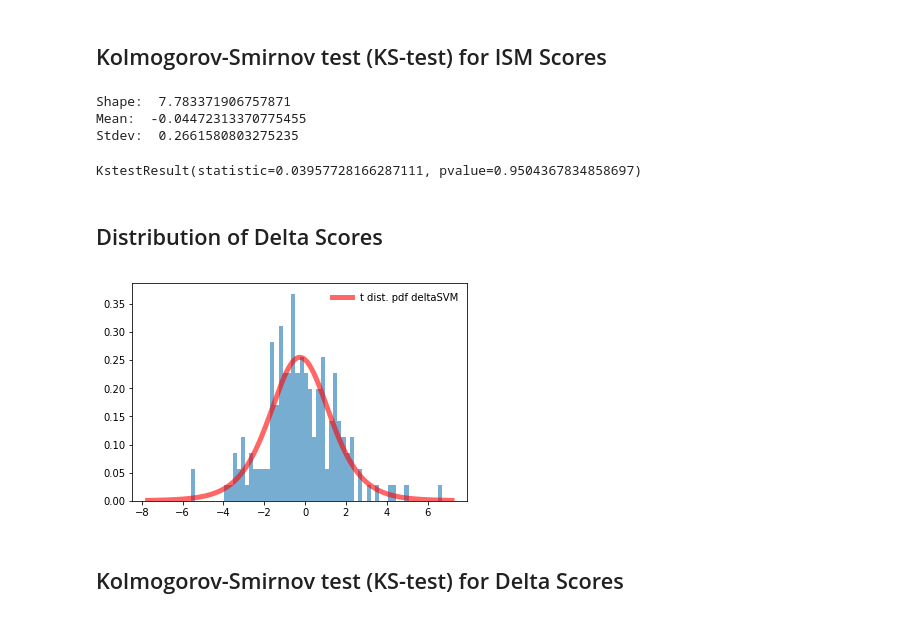
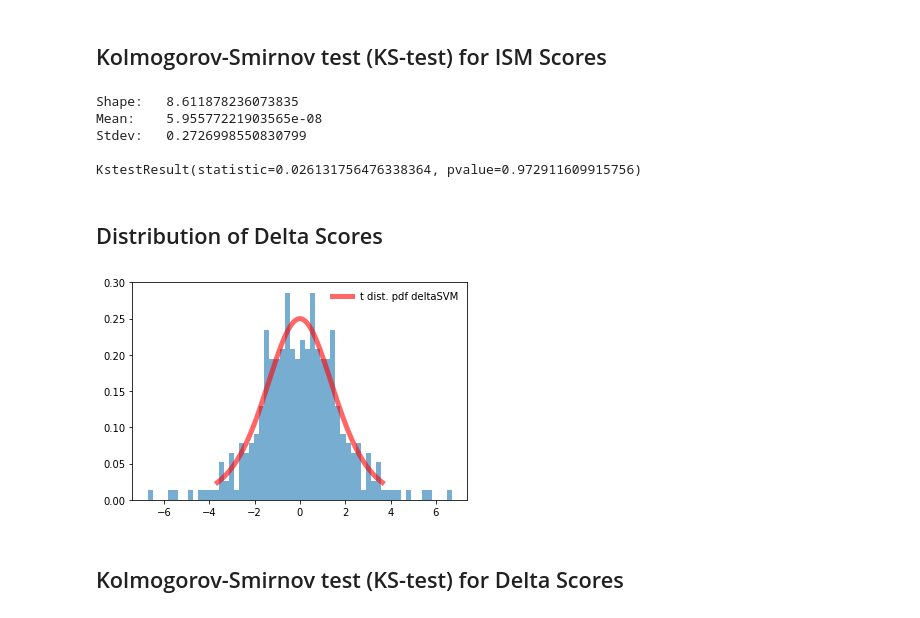
Before and after one commit to kundajelab/alzheimers_parkinsons, a Jupyter notebook: clusters_gkmsvm/notebooks/cluster17.ipynb, the cells around one changed output. Cells and saved outputs as stored; diff of their text form; code cells hidden in the pictures.

```diff
--- a/clusters_gkmsvm/notebooks/cluster17.ipynb
+++ b/clusters_gkmsvm/notebooks/cluster17.ipynb
@@ -29,3 +34,3 @@ pd.set_option('display.max_columns', None)
 # %%
-cluster = '17'
+cluster_input = 17
 # %% [markdown]
@@ -33,10 +38,12 @@ cluster = '17'
 # %%
+cluster = str(cluster_input)
 effect_fasta = '/mnt/lab_data3/soumyak/adpd/fasta_inputs/Cluster' \
                 +cluster+'.effect.fasta'
 effect_seqs = [x.rstrip() for (i,x) in enumerate(open(effect_fasta)) if i%2==1]
 effect_onehot = [np.array(one_hot_encode_along_channel_axis(x)) for x in effect_seqs]
 
-print("Num effect sequences:", len(effect_onehot))
+print()
+print("Num effect sequences:", '\t', '\t', len(effect_onehot))
 
 merged_effect_scores = np.zeros(shape=(len(effect_onehot), 1000, 4))
 
@@ -56,7 +63,7 @@ noneffect_fasta = '/mnt/lab_data3/soumyak/adpd/fasta_inputs/Cluster' \
 noneffect_seqs = [x.rstrip() for (i,x) in enumerate(open(noneffect_fasta)) if i%2==1]
 noneffect_onehot = [np.array(one_hot_encode_along_channel_axis(x)) for x in noneffect_seqs]
 
-print("Num noneffect sequences:", len(noneffect_onehot))
+print("Num noneffect sequences:", '\t', len(noneffect_onehot))
 
 merged_noneffect_scores = np.zeros(shape=(len(noneffect_onehot), 1000, 4))
 
@@ -71,7 +78,7 @@ merged_noneffect_scores = merged_noneffect_scores / (fold + 1)
 
 #--------------------------------------------------------#
 
-print("Num scores:", len(noneffect_onehot))
+print("Num scores:", '\t', '\t', '\t', len(noneffect_onehot))
 
 merged_ism_scores = np.zeros(shape=(len(effect_onehot),))
 merged_delta_scores = np.zeros(shape=(len(effect_onehot),))
@@ -167,0 +405,17 @@ Number of Unique SNPs:  172
+# %%
+true_ratio_scores = snps.ratio_score.tolist()
+true_ratio_scores = [i for i in true_ratio_scores if i != 'NAN']
+print()
+print('Number of SNPs with significant motifs:', len(true_ratio_scores))
+oppo_ratio_scores = [-1 * i for i in true_ratio_scores]
+ratio_scores = true_ratio_scores + oppo_ratio_scores
+ratio_shape, ratio_mean, ratio_stdev = t.fit(ratio_scores)
+fig, ax = plt.subplots(1, 1)
+ratio_x = np.linspace(t.ppf(0.025, ratio_shape, ratio_mean, ratio_stdev),
+                t.ppf(0.975, ratio_shape, ratio_mean, ratio_stdev), 1000)
+ax.plot(ratio_x, t.pdf(ratio_x, ratio_shape, ratio_mean, ratio_stdev), 'r-', lw=5,
+        alpha=0.6, label='t dist. pdf gkmExplain')
+ax.hist(ratio_scores, density=True, histtype='stepfilled',
+        alpha=0.6, bins=60)
+ax.legend(loc='best', frameon=False)
+plt.show()
@@ -168,10 +442,11 @@ Number of Unique SNPs:  172
 # %%
-from scipy.stats import *
-ism_scores = snps.ism_score.tolist()
+true_ism_scores = snps.ism_score.tolist()
+oppo_ism_scores = [-1 * i for i in true_ism_scores]
+ism_scores = true_ism_scores + oppo_ism_scores
 ism_shape, ism_mean, ism_stdev = t.fit(ism_scores)
 fig, ax = plt.subplots(1, 1)
-ism_x = np.linspace(t.ppf(0.001, ism_shape, ism_mean, ism_stdev),
-                t.ppf(0.999, ism_shape, ism_mean, ism_stdev), 1000)
+ism_x = np.linspace(t.ppf(0.025, ism_shape, ism_mean, ism_stdev),
+                t.ppf(0.975, ism_shape, ism_mean, ism_stdev), 1000)
 ax.plot(ism_x, t.pdf(ism_x, ism_shape, ism_mean, ism_stdev), 'r-', lw=5,
         alpha=0.6, label='t dist. pdf ISM')
 ax.hist(ism_scores, density=True, histtype='stepfilled',
@@ -183,32 +458,36 @@ plt.show()
 # %% [markdown]
 ## Kolmogorov-Smirnov test (KS-test) for ISM Scores
 # %%
-print("Shape: ", ism_shape)
-print("Mean: ", ism_mean)
-print("Stdev: ", ism_stdev)
-stats.kstest(ism_scores, 't', args=[ism_shape, ism_mean, ism_stdev])
+print()
+print('Shape:', '\t', ism_shape)
+print('Mean:', '\t', ism_mean)
+print('Stdev:', '\t', ism_stdev)
+print()
+print(stats.kstest(ism_scores, 't', args=[ism_shape, ism_mean, ism_stdev]))
 # %% [output]
-Shape:  7.783371906757871
-Mean:  -0.04472313370775455
-Stdev:  0.2661580803275235
+Shape:   8.611878236073835
+Mean:    5.95577221903565e-08
+Stdev:   0.2726998550830799
+
+KstestResult(statistic=0.026131756476338364, pvalue=0.972911609915756)
-KstestResult(statistic=0.03957728166287111, pvalue=0.9504367834858697)
 # %% [markdown]
 ## Distribution of Delta Scores
 # %%
-from scipy.stats import *
-delta_scores = snps.delta_score.tolist()
+true_delta_scores = snps.delta_score.tolist()
+oppo_delta_scores = [-1 * i for i in true_delta_scores]
+delta_scores = true_delta_scores + oppo_delta_scores
 delta_shape, delta_mean, delta_stdev = t.fit(delta_scores)
 fig, ax = plt.subplots(1, 1)
-delta_x = np.linspace(t.ppf(0.001, delta_shape, delta_mean, delta_stdev),
-                t.ppf(0.999, delta_shape, delta_mean, delta_stdev), 1000)
+delta_x = np.linspace(t.ppf(0.025, delta_shape, delta_mean, delta_stdev),
+                t.ppf(0.975, delta_shape, delta_mean, delta_stdev), 1000)
 ax.plot(delta_x, t.pdf(delta_x, delta_shape, delta_mean, delta_stdev), 'r-', lw=5,
         alpha=0.6, label='t dist. pdf deltaSVM')
 ax.hist(delta_scores, density=True, histtype='stepfilled',
         alpha=0.6, bins=60)
 ax.legend(loc='best', frameon=False)
 plt.show()
 # %% [output]
-[figure, old version]
+[figure, new version]
 # %% [markdown]
 ## Kolmogorov-Smirnov test (KS-test) for Delta Scores
 # %%
```
Also changed, not shown: parts of 38 cells of this notebook, 16 other files.
